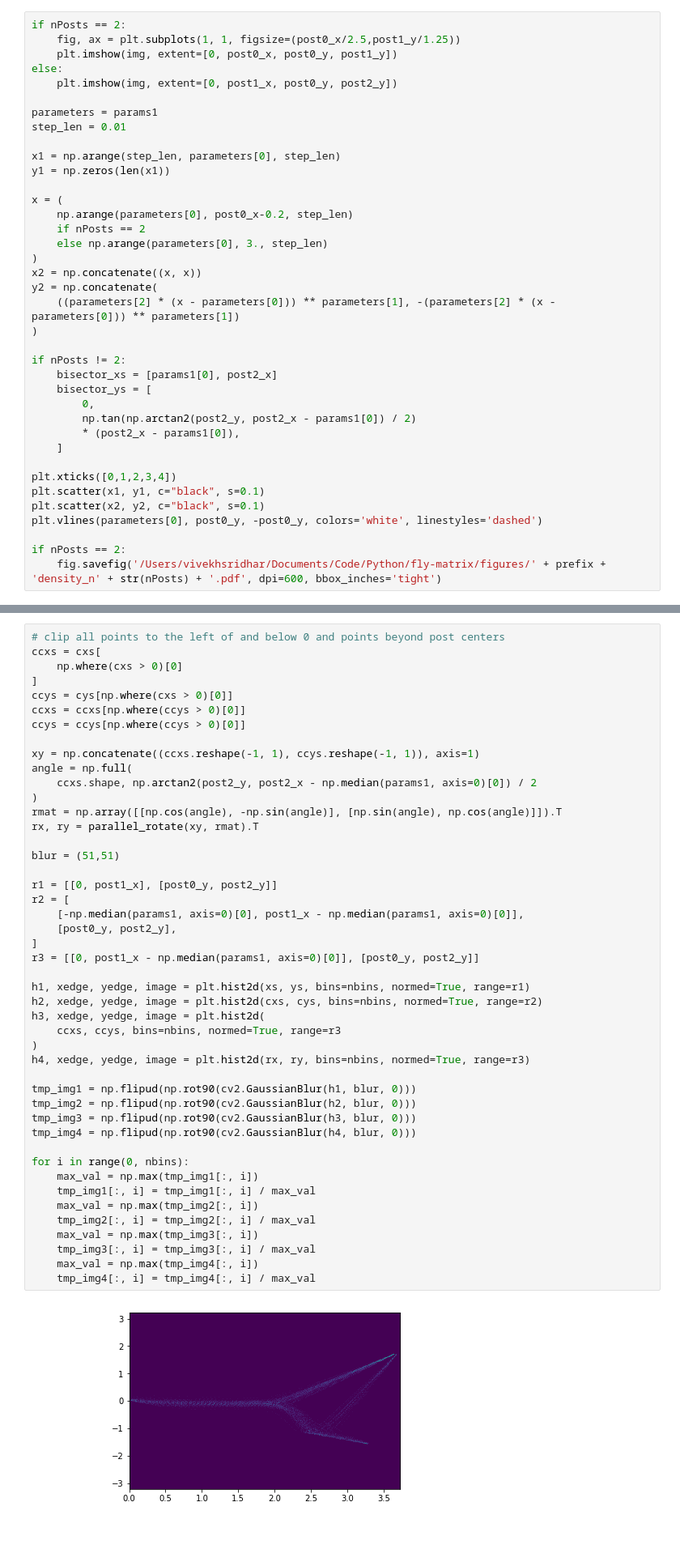
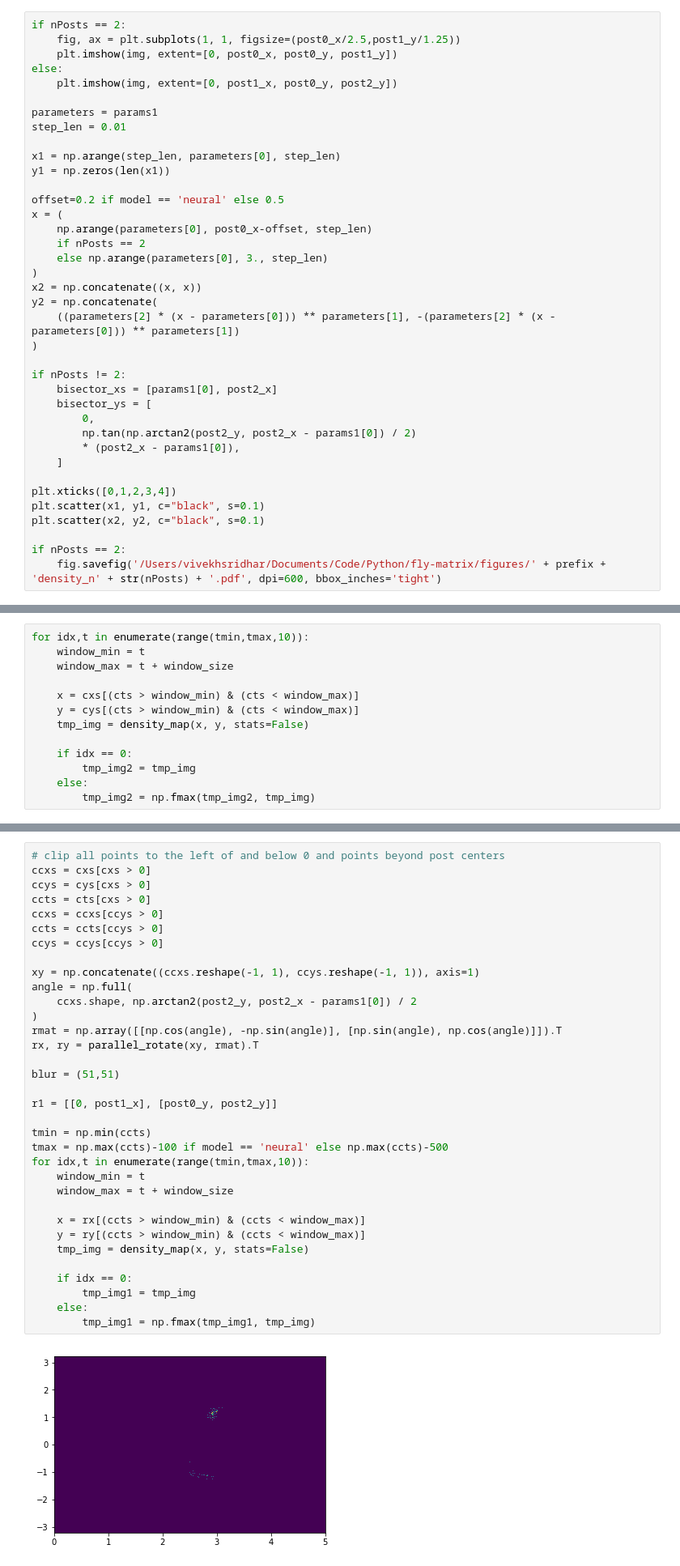
Before and after one commit to RnoB/fly-matrix, a Jupyter notebook: model_plots.ipynb, the cells around one changed output, grey strips where cells are left out. Shown at 81% size. Drawn from its saved outputs; the diff is of its cells as text; blank space fills up the shorter version.

```diff
--- a/model_plots.ipynb
+++ b/model_plots.ipynb
@@ -251,8 +316,9 @@ step_len = 0.01
 x1 = np.arange(step_len, parameters[0], step_len)
 y1 = np.zeros(len(x1))
 
+offset=0.2 if model == 'neural' else 0.5
 x = (
-    np.arange(parameters[0], post0_x-0.2, step_len)
+    np.arange(parameters[0], post0_x-offset, step_len)
     if nPosts == 2
     else np.arange(parameters[0], 3., step_len)
 )
@@ -272,7 +338,6 @@ if nPosts != 2:
 plt.xticks([0,1,2,3,4])
 plt.scatter(x1, y1, c="black", s=0.1)
 plt.scatter(x2, y2, c="black", s=0.1)
-plt.vlines(parameters[0], post0_y, -post0_y, colors='white', linestyles='dashed')
 
 if nPosts == 2:
     fig.savefig('/Users/vivekhsridhar/Documents/Code/Python/fly-matrix/figures/' + prefix + 'density_n' + str(nPosts) + '.pdf', dpi=600, bbox_inches='tight')
@@ -309,3 +375,16 @@ def parallel_rotate(xy, rmat):
     for idx in numba.prange(xy.shape[0]):
         out[idx] = np.dot(rmat[idx], xy[idx])
     return out
+# %%
+for idx,t in enumerate(range(tmin,tmax,10)):
+    window_min = t
+    window_max = t + window_size
+
+    x = cxs[(cts > window_min) & (cts < window_max)]
+    y = cys[(cts > window_min) & (cts < window_max)]
+    tmp_img = density_map(x, y, stats=False)
+
+    if idx == 0:
+        tmp_img2 = tmp_img
+    else:
+        tmp_img2 = np.fmax(tmp_img2, tmp_img)
@@ -312,50 +393,38 @@ def parallel_rotate(xy, rmat):
 # %%
 # clip all points to the left of and below 0 and points beyond post centers
-ccxs = cxs[
-    np.where(cxs > 0)[0]
-]
-ccys = cys[np.where(cxs > 0)[0]]
-ccxs = ccxs[np.where(ccys > 0)[0]]
-ccys = ccys[np.where(ccys > 0)[0]]
+ccxs = cxs[cxs > 0]
+ccys = cys[cxs > 0]
+ccts = cts[cxs > 0]
+ccxs = ccxs[ccys > 0]
+ccts = ccts[ccys > 0]
+ccys = ccys[ccys > 0]
 
 xy = np.concatenate((ccxs.reshape(-1, 1), ccys.reshape(-1, 1)), axis=1)
 angle = np.full(
-    ccxs.shape, np.arctan2(post2_y, post2_x - np.median(params1, axis=0)[0]) / 2
+    ccxs.shape, np.arctan2(post2_y, post2_x - params1[0]) / 2
 )
 rmat = np.array([[np.cos(angle), -np.sin(angle)], [np.sin(angle), np.cos(angle)]]).T
 rx, ry = parallel_rotate(xy, rmat).T
 
 blur = (51,51)
 
 r1 = [[0, post1_x], [post0_y, post2_y]]
-r2 = [
-    [-np.median(params1, axis=0)[0], post1_x - np.median(params1, axis=0)[0]],
-    [post0_y, post2_y],
-]
-r3 = [[0, post1_x - np.median(params1, axis=0)[0]], [post0_y, post2_y]]
 
-h1, xedge, yedge, image = plt.hist2d(xs, ys, bins=nbins, normed=True, range=r1)
-h2, xedge, yedge, image = plt.hist2d(cxs, cys, bins=nbins, normed=True, range=r2)
-h3, xedge, yedge, image = plt.hist2d(
-    ccxs, ccys, bins=nbins, normed=True, range=r3
-)
-h4, xedge, yedge, image = plt.hist2d(rx, ry, bins=nbins, normed=True, range=r3)
+tmin = np.min(ccts)
+tmax = np.max(ccts)-100 if model == 'neural' else np.max(ccts)-500
+for idx,t in enumerate(range(tmin,tmax,10)):
+    window_min = t
+    window_max = t + window_size
 
-tmp_img1 = np.flipud(np.rot90(cv2.GaussianBlur(h1, blur, 0)))
-tmp_img2 = np.flipud(np.rot90(cv2.GaussianBlur(h2, blur, 0)))
-tmp_img3 = np.flipud(np.rot90(cv2.GaussianBlur(h3, blur, 0)))
-tmp_img4 = np.flipud(np.rot90(cv2.GaussianBlur(h4, blur, 0)))
+    x = rx[(ccts > window_min) & (ccts < window_max)]
+    y = ry[(ccts > window_min) & (ccts < window_max)]
+    tmp_img = density_map(x, y, stats=False)
 
-for i in range(0, nbins):
-    max_val = np.max(tmp_img1[:, i])
-    tmp_img1[:, i] = tmp_img1[:, i] / max_val
-    max_val = np.max(tmp_img2[:, i])
-    tmp_img2[:, i] = tmp_img2[:, i] / max_val
-    max_val = np.max(tmp_img3[:, i])
-    tmp_img3[:, i] = tmp_img3[:, i] / max_val
-    max_val = np.max(tmp_img4[:, i])
-    tmp_img4[:, i] = tmp_img4[:, i] / max_val
+    if idx == 0:
+        tmp_img1 = tmp_img
+    else:
+        tmp_img1 = np.fmax(tmp_img1, tmp_img)
 # %% [output]
-[figure, old version]
+[figure, new version]
 # %%
 plt.imshow(tmp_img1, extent=[r1[0][0], r1[0][1], r1[1][0], r1[1][1]])
```
Also changed, not shown: parts of 23 cells of this notebook, 16 other files.
